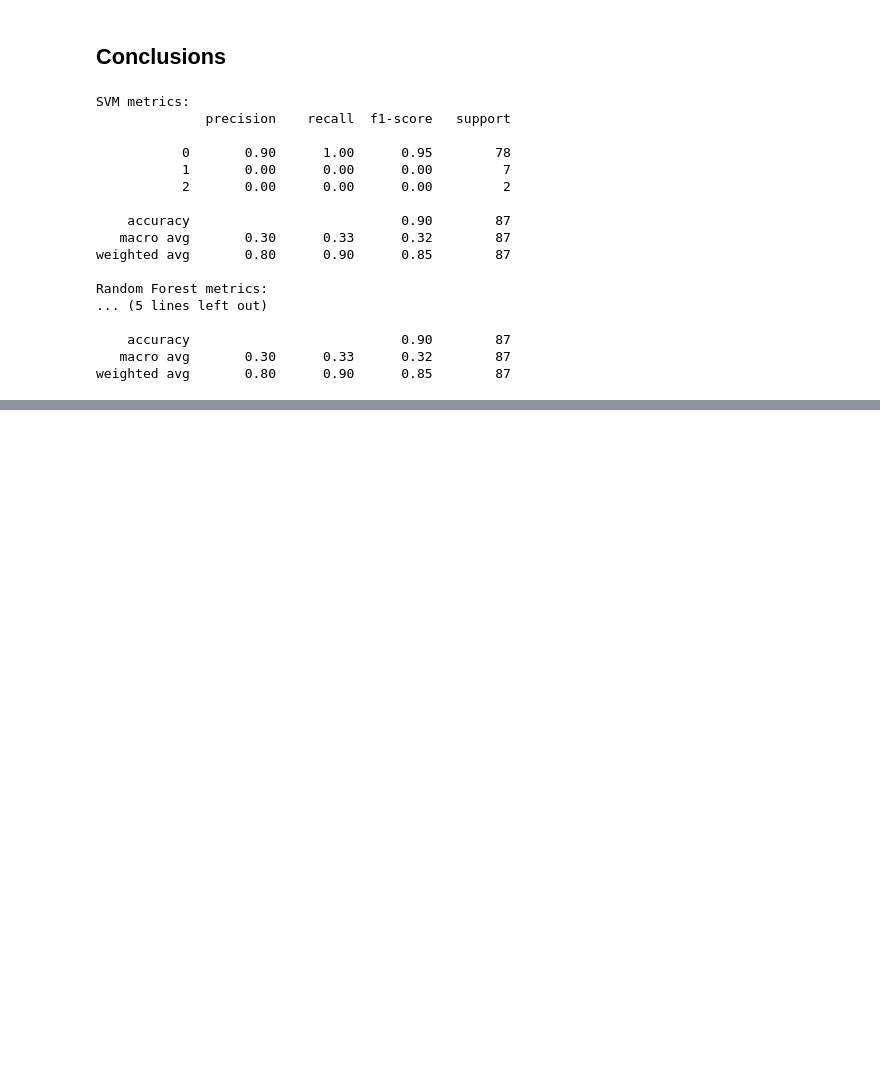
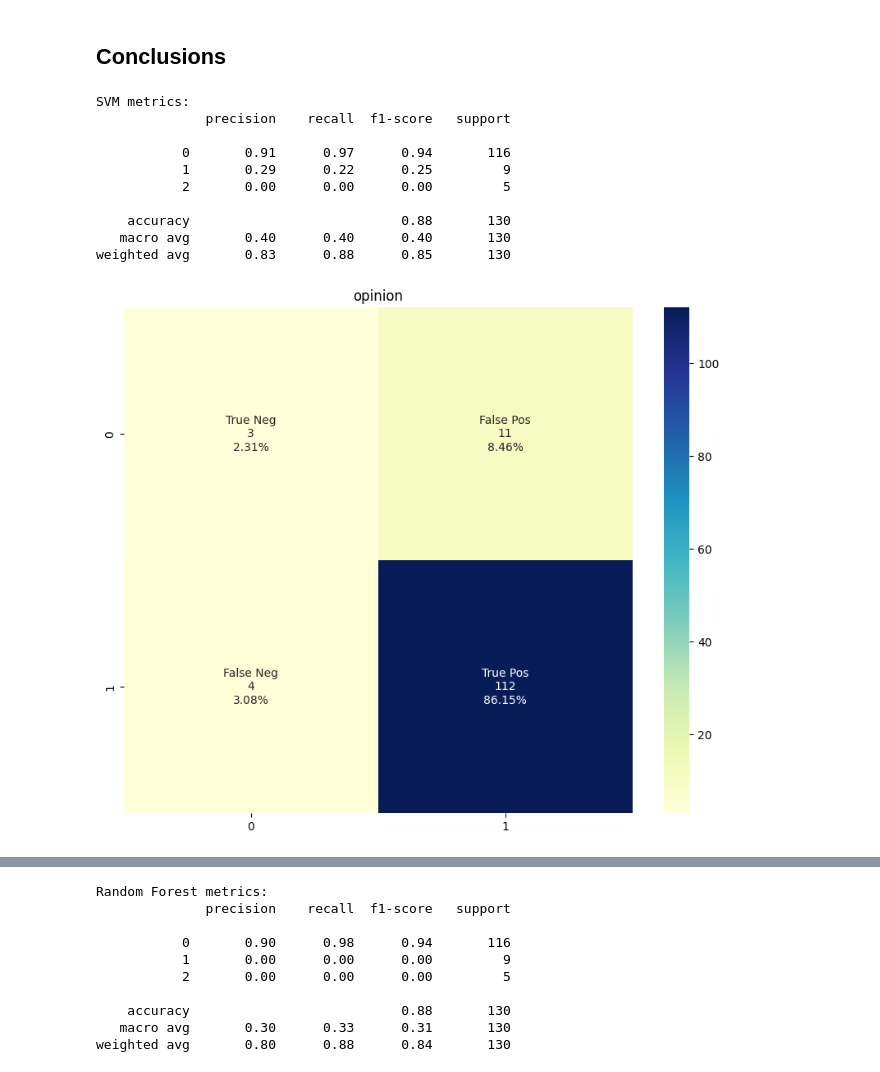
Before and after one commit to K-Bielecka/NLP-SemEval2023-Detecting-category-of-online-news, a Jupyter notebook: notebook.ipynb, the cells around one changed output, grey strips where cells are left out. Saved outputs shown, nothing was run; the diff lists cells and outputs as text; code cells hidden in the pictures; blank space fills up the shorter version.

Commit message:
add conf matrices and smote

```diff
--- a/notebook.ipynb
+++ b/notebook.ipynb
@@ -445,9 +454,9 @@ The mean accuracy of a model with these hyperparameters is:
 ### Grid Search Cross Validation
 # %%
 # Create the parameter grid based on the results of random search
-C = [.0001, .001, .01, .1]
+C = [.001, .01, .1, 1.0]
 degree = [3, 4, 5]
-gamma = [0.0001, 0.001, 0.01]
+gamma = [0.0001, 0.001, 0.01, 10, 100, 10000]
 probability = [True]
 
 param_grid = [
@@ -457,7 +466,7 @@ param_grid = [
 ]
 
 # Create a base model
-svc = svm.SVC(random_state=8)
+svc = svm.SVC(random_state=8, class_weight='balanced')
 
 # Manually create the splits in CV in order to be able to fix a random_state (GridSearchCV doesn't have that argument)
 cv_sets = ShuffleSplit(n_splits = 3, test_size = .33, random_state = 8)
@@ -587,7 +596,7 @@ pprint(random_grid)
  'n_estimators': [200, 400, 600, 800, 1000]}
 # %%
 # First create the base model to tune
-rfc = RandomForestClassifier(random_state=8)
+rfc = RandomForestClassifier(random_state=8, class_weight='balanced')
 
 # Definition of the random search
 random_search = RandomizedSearchCV(estimator=rfc,
@@ -634,7 +645,7 @@ max_depth = [60, 80, 100]
 max_features = ['sqrt']
 min_samples_leaf = [2, 4, 8]
 min_samples_split = [5, 10, 15]
-n_estimators = [1000]
+n_estimators = [600, 800, 1000]
 
 param_grid = {
     'bootstrap': bootstrap,
@@ -728,24 +743,46 @@ mnbc_pred = mnbc.predict(features_test)
+# %%
+def plt_confusion_matrix(y_true, y_pred):
+    conf_matrix = multilabel_confusion_matrix(y_true, y_pred)
+
+    classes = ['opinion', 'reporting', 'satire']
+
+    for i in range(3):
+
+        cf_matrix = conf_matrix[i]
+
+        group_names = ['True Neg','False Pos','False Neg','True Pos']
+
+        group_counts = ["{0:0.0f}".format(value) for value in cf_matrix.flatten()]
+        group_percentages = ["{0:.2%}".format(value) for value in cf_matrix.flatten()/np.sum(cf_matrix)]
+
+        labels = [f"{v1}\n{v2}\n{v3}" for v1, v2, v3 in
+                zip(group_names,group_counts,group_percentages)]
+
+        labels = np.asarray(labels).reshape(2,2)
+
+
+        plt.figure(figsize = (10,8))
+        ax = plt.axes()
+        b = sns.heatmap(cf_matrix, annot=labels, fmt="", cmap='YlGnBu')
+        ax.set_title(classes[i])
+        plt.show()
 # %%
 print("SVM metrics: ")
-print(classification_report(labels_test,svc_pred))
+print(classification_report(labels_test,svc_pred, zero_division=0))
+plt_confusion_matrix(labels_test,svc_pred)
 
 print("Random Forest metrics: ")
-print(classification_report(labels_test,rfc_pred))
+print(classification_report(labels_test,rfc_pred, zero_division=0))
+plt_confusion_matrix(labels_test,rfc_pred)
 # %% [output]
 SVM metrics:
               precision    recall  f1-score   support
 
-           0       0.90      1.00      0.95        78
-           1       0.00      0.00      0.00         7
-           2       0.00      0.00      0.00         2
+           0       0.91      0.97      0.94       116
+           1       0.29      0.22      0.25         9
+           2       0.00      0.00      0.00         5
 
-    accuracy                           0.90        87
-   macro avg       0.30      0.33      0.32        87
-weighted avg       0.80      0.90      0.85        87
-
-Random Forest metrics:
-... (5 lines left out)
-
-    accuracy                           0.90        87
-   macro avg       0.30      0.33      0.32        87
-weighted avg       0.80      0.90      0.85        87
+    accuracy                           0.88       130
+   macro avg       0.40      0.40      0.40       130
+weighted avg       0.83      0.88      0.85       130
+[figure, added]
@@ -751,0 +791,10 @@ weighted avg       0.80      0.90      0.85        87
+Random Forest metrics:
+              precision    recall  f1-score   support
+
+           0       0.90      0.98      0.94       116
+           1       0.00      0.00      0.00         9
+           2       0.00      0.00      0.00         5
+
+    accuracy                           0.88       130
+   macro avg       0.30      0.33      0.31       130
+weighted avg       0.80      0.88      0.84       130
```
Also changed, not shown: parts of 35 cells of this notebook.
